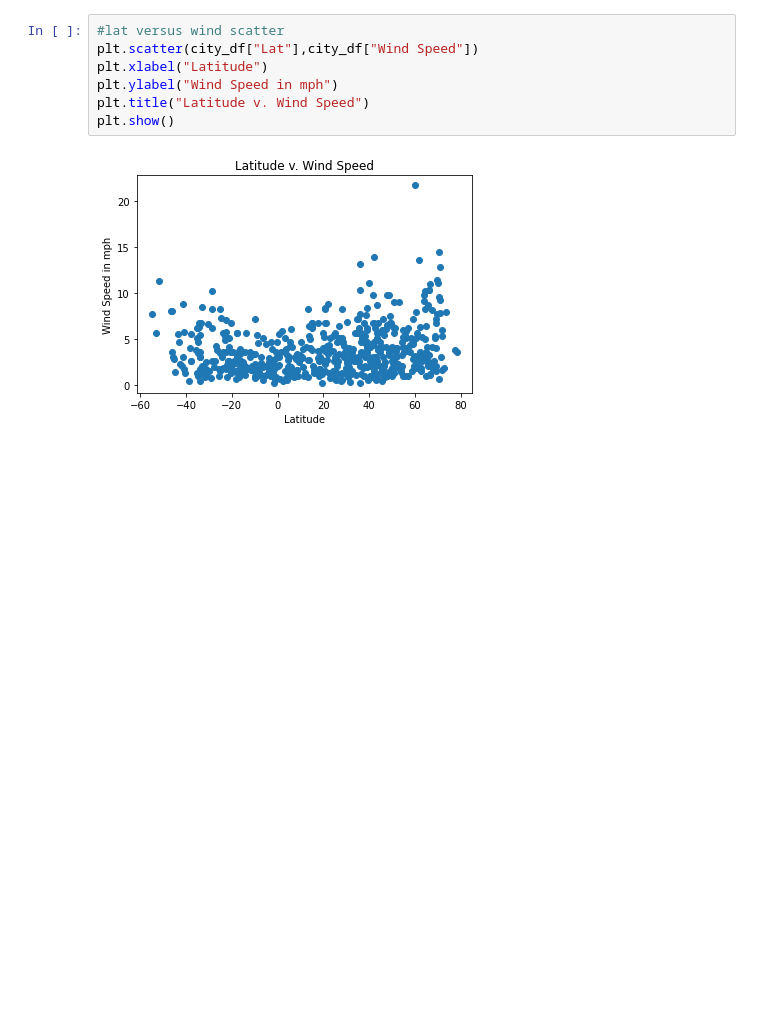
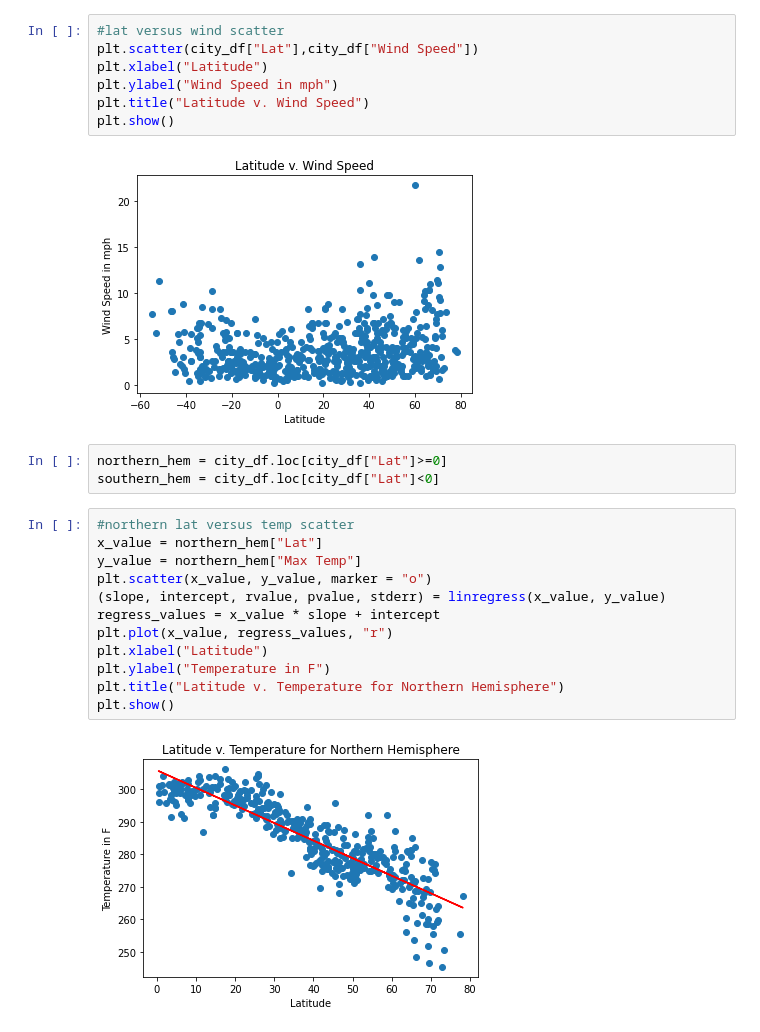
Before and after one commit to artroxel/Python-API-Challenge, a Jupyter notebook: WeatherPy/WeatherPy.ipynb, the cells around one changed output. Saved outputs shown, nothing was run; the diff lists cells and outputs as text; blank space fills up the shorter version.

Commit message:
linear regressions

```diff
--- a/WeatherPy/WeatherPy.ipynb
+++ b/WeatherPy/WeatherPy.ipynb
@@ -180,3 +180,20 @@ plt.title("Latitude v. Wind Speed")
 plt.show()
 # %% [output]
 [figure]
+# %%
+northern_hem = city_df.loc[city_df["Lat"]>=0]
+southern_hem = city_df.loc[city_df["Lat"]<0]
+# %%
+#northern lat versus temp scatter
+x_value = northern_hem["Lat"]
+y_value = northern_hem["Max Temp"]
+plt.scatter(x_value, y_value, marker = "o")
+(slope, intercept, rvalue, pvalue, stderr) = linregress(x_value, y_value)
+regress_values = x_value * slope + intercept
+plt.plot(x_value, regress_values, "r")
+plt.xlabel("Latitude")
+plt.ylabel("Temperature in F")
+plt.title("Latitude v. Temperature for Northern Hemisphere")
+plt.show()
+# %% [output]
+[figure, added]
```
Also changed, not shown: parts of 7 cells of this notebook.
